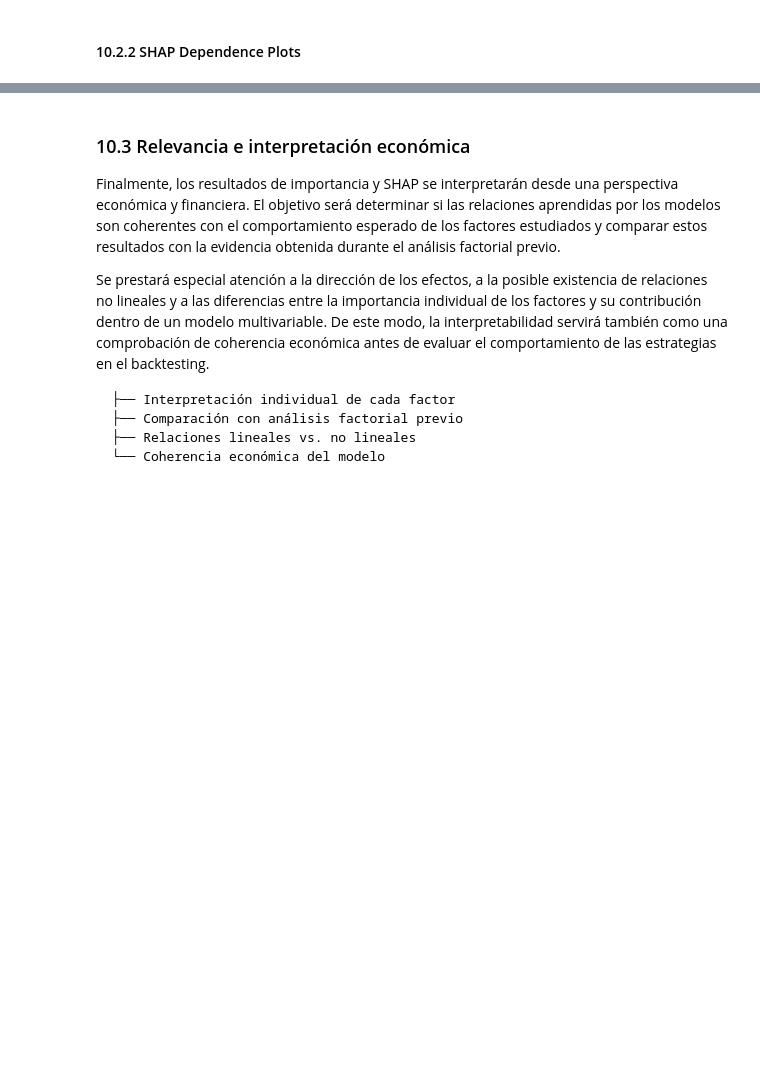
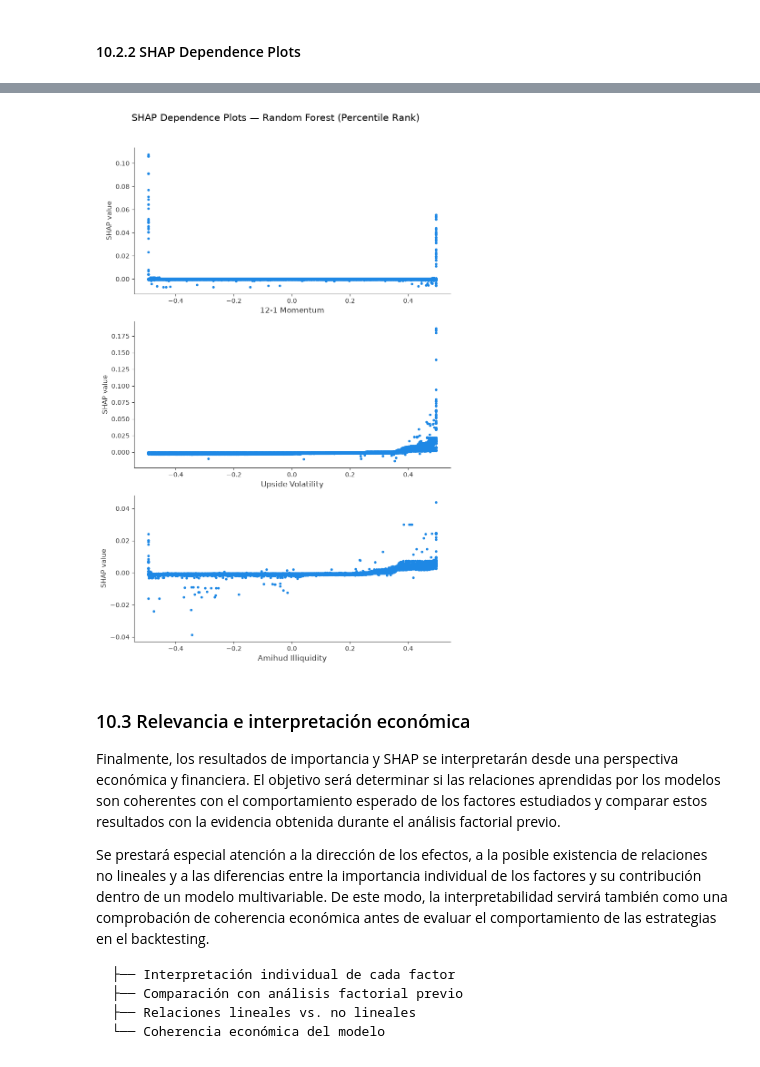
Before and after one commit to PalaciosDaniel/quant-portfolio-project, a Jupyter notebook: notebooks/06_factor_modeling.ipynb, the cells around one changed output, grey strips where cells are left out. Cells and saved outputs as stored; diff of their text form; code cells hidden in the pictures; blank space fills up the shorter version.

```diff
--- a/notebooks/06_factor_modeling.ipynb
+++ b/notebooks/06_factor_modeling.ipynb
@@ -3407,3 +3490,12 @@ df_shap_rf_rank.to_parquet(
+# %%
+plot_shap_dependence_grid(
+    df_shap=df_shap_rf_rank,
+    feature_columns=feature_columns,
+    display_names=display_names,
+    model_name="Random Forest (Percentile Rank)",
+)
+# %% [output]
+[figure, added]
 # %% [markdown]
 ### 10.3 Relevancia e interpretación económica
 
```
Also changed, not shown: parts of 11 cells of this notebook, 2 other files.
